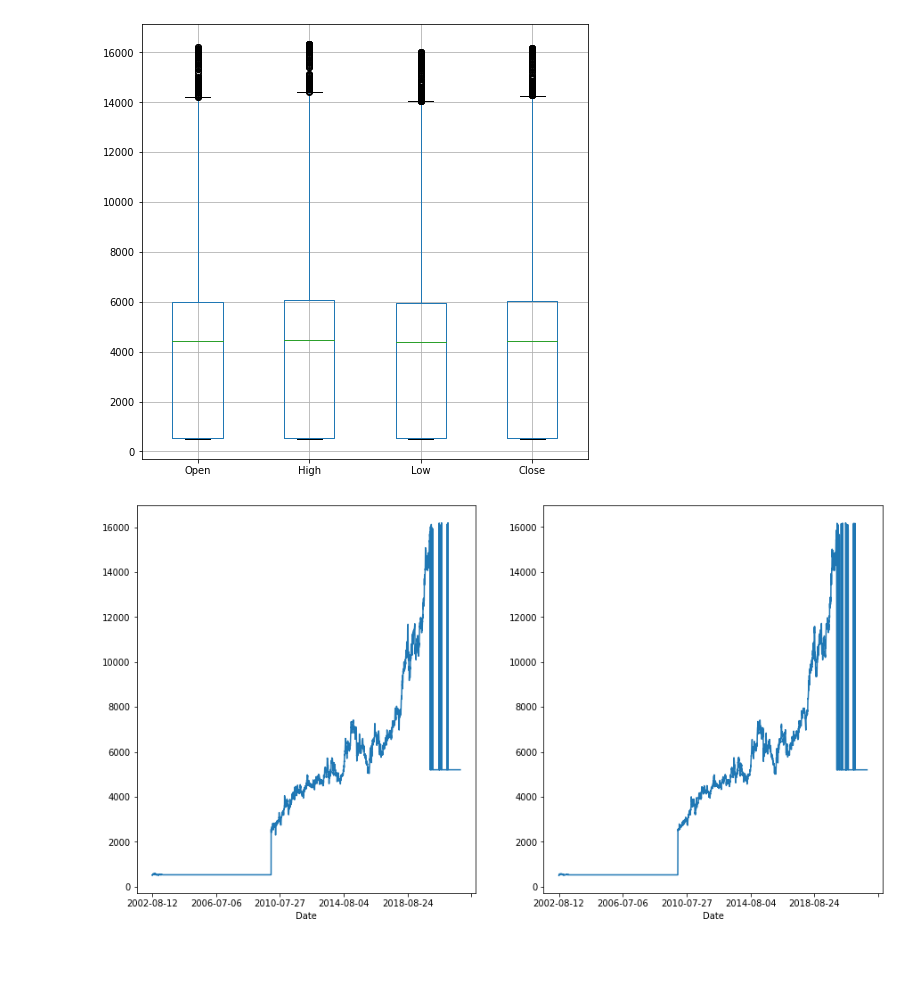
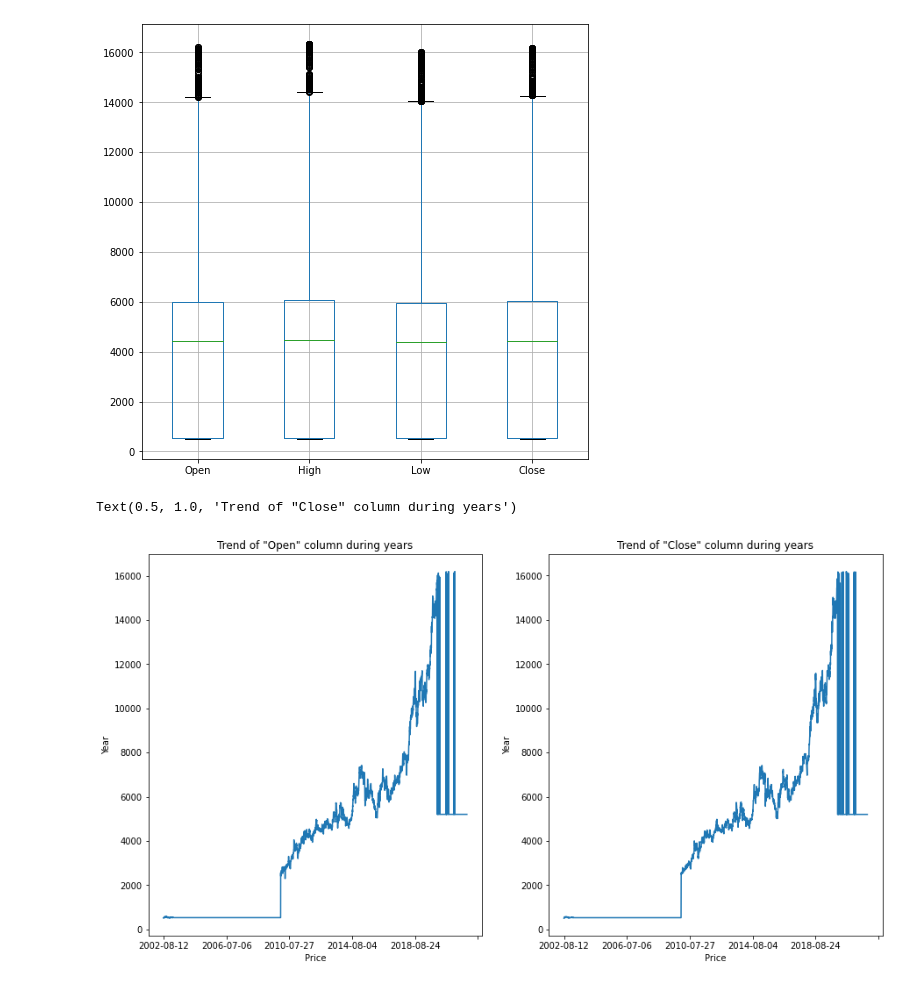
Before and after one commit to Preeti27092000/nestle_linear_reg_capstone, a Jupyter notebook: nestle_inear_reg_capstone.ipynb, the cells around one changed output. Cells and saved outputs as stored; diff of their text form; code cells hidden in the pictures; blank space fills up the shorter version.

```diff
--- a/nestle_inear_reg_capstone.ipynb
+++ b/nestle_inear_reg_capstone.ipynb
@@ -436,10 +438,18 @@ df_nestle = df_nestle.set_index('Date')
 # %%
 plt.rcParams['figure.figsize'] = [15,8]
 # subplot = module or method of python, needed to visualise more than one graphs together by placing it side by side
 # subplot(total rows,columns needed in each row,index at which column which graph is to be placed)
 plt.subplot(1,2,1)
 b = df_nestle['Open'].plot()
+plt.xlabel('Price')
+plt.ylabel('Year')
+plt.title('Trend of "Open" column during years')
+# using plot method gor line graph by default
 plt.subplot(1,2,2)
 a = df_nestle['Close'].plot()
+plt.xlabel('Price')
+plt.ylabel('Year')
+plt.title('Trend of "Close" column during years')
 # %% [output]
+Text(0.5, 1.0, 'Trend of "Close" column during years')
-[figure, old version]
+[figure, new version]
```
Also changed, not shown: parts of 1 cell of this notebook.
